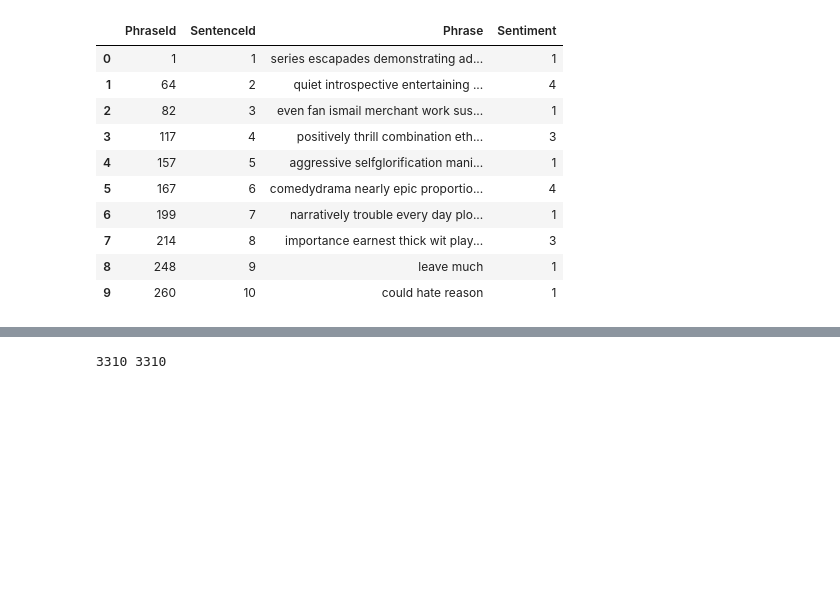
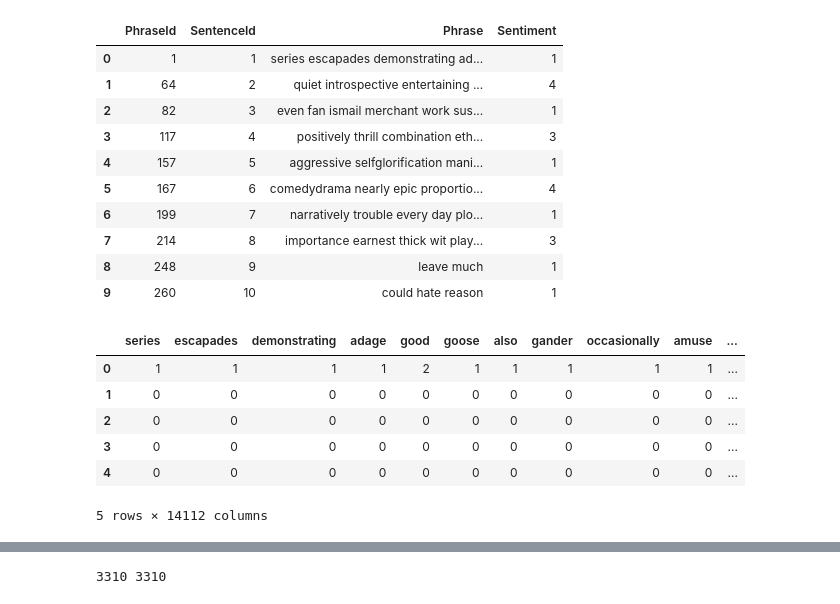
Before and after one commit to jfranc33/movieSentiment, a Jupyter notebook: movieAnalysis.ipynb, the cells around one changed output, grey strips where cells are left out. Cells and saved outputs as stored; diff of their text form; code cells hidden in the pictures; blank space fills up the shorter version.

Commit message:
Merged vectorizer into main & concatenate into a single, large dataframe

```diff
--- a/movieAnalysis.ipynb
+++ b/movieAnalysis.ipynb
@@ -387,0 +387,2 @@ df.head(10)
+# %%
+vectDf = df.copy(deep = True)
@@ -387,0 +403,45 @@ df.head(10)
+# %%
+# Creates a vector of words
+def createWordVector(df):
+    # Creates a dictionary of words
+    wordDict = {}
+    # Create a dictionary of lists for word frequencies in each phrase
+    for index, row in df.iterrows():
+        sentence = row['Phrase']
+        for word in sentence.split():
+            if word in wordDict:
+                handleWord(wordDict, word, index)
+            else:
+                wordDict[word] = []
+                handleWord(wordDict, word, index)
+
+
+    # Get the phrase count
+    dfLen = len(df['Phrase'])
+    cMax = 0
+    cMin = 100000
+    # Fill the word frequencies to the length of the dataframe
+    for key in wordDict:
+        cList = wordDict[key]
+        cLen = len(cList)
+        # Get the amount of zeros to fill
+        zeroLen = dfLen - cLen
+        zeros = [0] * zeroLen
+        cList += zeros
+        wordDict[key] = cList
+
+    # Add each word to the dataFrame
+    df2 = pd.DataFrame.from_dict(wordDict)
+    return df2
+# %%
+subVectDf = createWordVector(vectDf)
+# %%
+subVectDf.head()
+# %% [output]
+|  | series | escapades | demonstrating | adage | good | goose | also | gander | occasionally | amuse | ... |
+| 0 | 1 | 1 | 1 | 1 | 2 | 1 | 1 | 1 | 1 | 1 | ... |
+| 1 | 0 | 0 | 0 | 0 | 0 | 0 | 0 | 0 | 0 | 0 | ... |
+| 2 | 0 | 0 | 0 | 0 | 0 | 0 | 0 | 0 | 0 | 0 | ... |
+| 3 | 0 | 0 | 0 | 0 | 0 | 0 | 0 | 0 | 0 | 0 | ... |
+| 4 | 0 | 0 | 0 | 0 | 0 | 0 | 0 | 0 | 0 | 0 | ... |
+5 rows × 14112 columns
```
Also changed, not shown: parts of 7 cells of this notebook, 1 other file.
